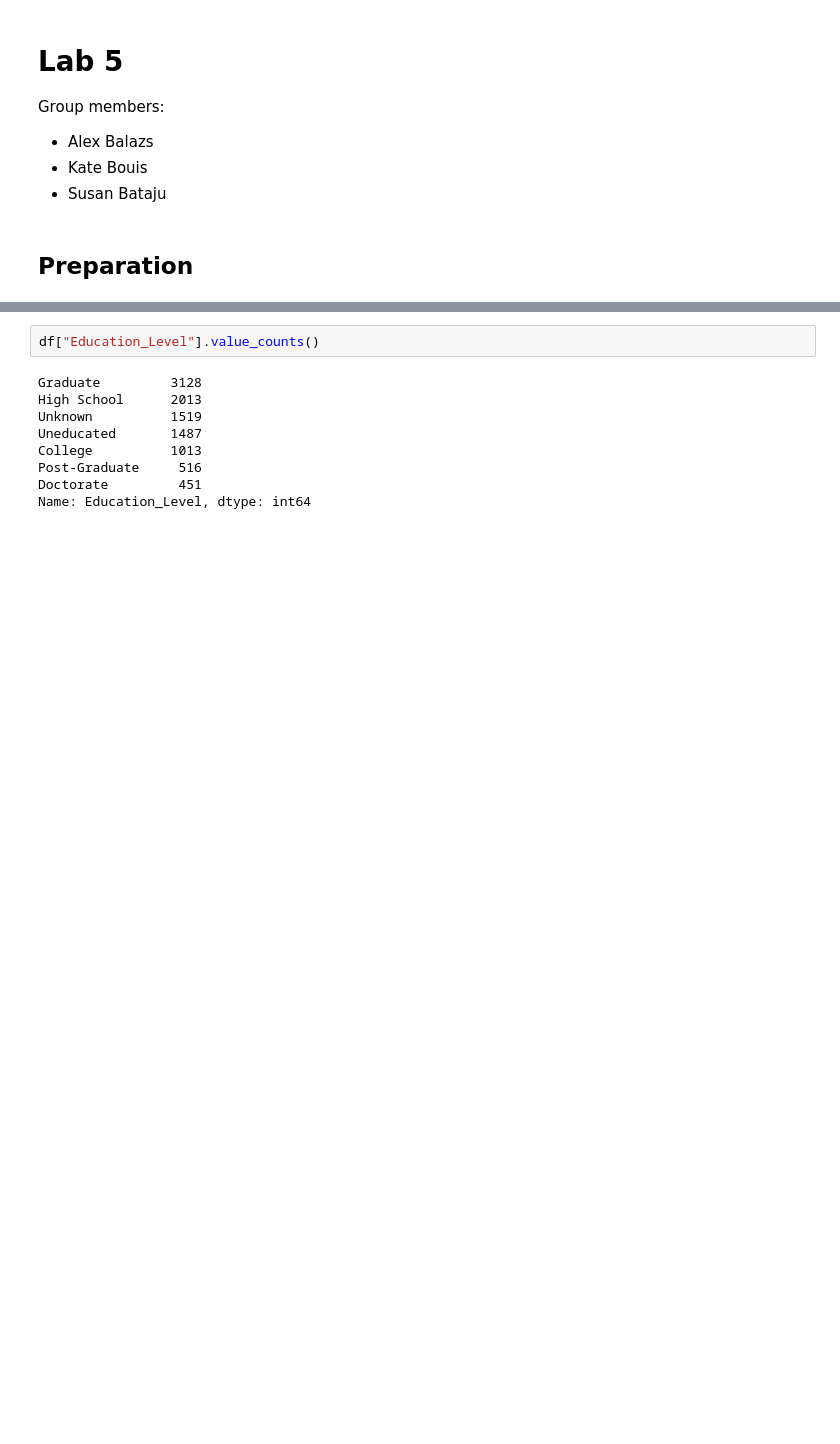
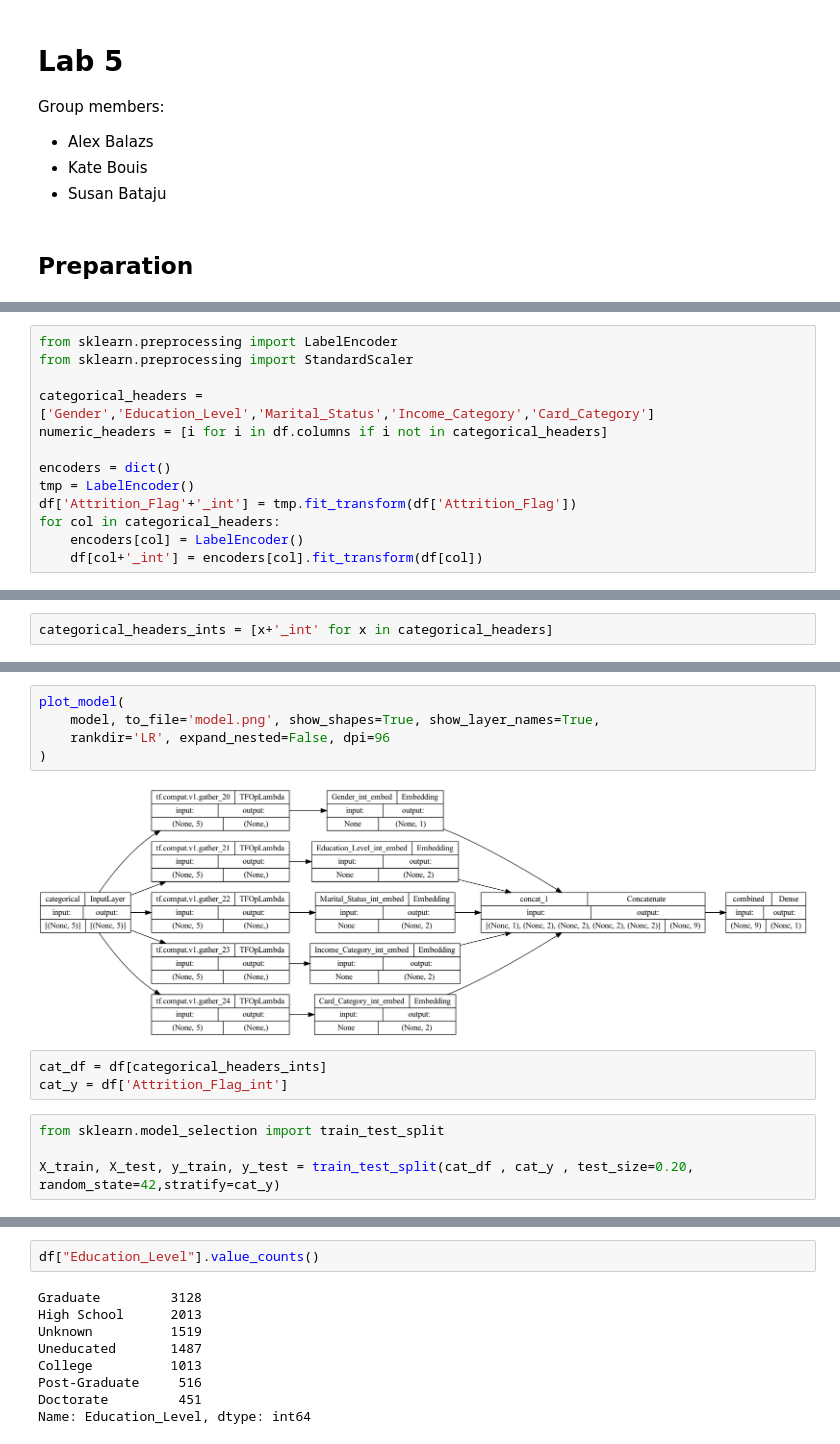
Before and after one commit to bataju44/CCPrediction, a Jupyter notebook: Lab5.ipynb, the cells around one changed output, grey strips where cells are left out. Cells and saved outputs as stored; diff of their text form; blank space fills up the shorter version.

```diff
--- a/Lab5.ipynb
+++ b/Lab5.ipynb
@@ -73,0 +107,13 @@ Duplicate Rows :
+# %%
+from sklearn.preprocessing import LabelEncoder
+from sklearn.preprocessing import StandardScaler
+
+categorical_headers = ['Gender','Education_Level','Marital_Status','Income_Category','Card_Category']
+numeric_headers = [i for i in df.columns if i not in categorical_headers]
+
+encoders = dict()
+tmp = LabelEncoder()
+df['Attrition_Flag'+'_int'] = tmp.fit_transform(df['Attrition_Flag'])
+for col in categorical_headers:
+    encoders[col] = LabelEncoder()
+    df[col+'_int'] = encoders[col].fit_transform(df[col])
@@ -73,0 +136,2 @@ Duplicate Rows :
+# %%
+categorical_headers_ints = [x+'_int' for x in categorical_headers]
@@ -73,0 +202,14 @@ Duplicate Rows :
+# %%
+plot_model(
+    model, to_file='model.png', show_shapes=True, show_layer_names=True,
+    rankdir='LR', expand_nested=False, dpi=96
+)
+# %% [output]
+[figure, added]
+# %%
+cat_df = df[categorical_headers_ints]
+cat_y = df['Attrition_Flag_int']
+# %%
+from sklearn.model_selection import train_test_split
+
+X_train, X_test, y_train, y_test = train_test_split(cat_df , cat_y , test_size=0.20, random_state=42,stratify=cat_y)
```
Also changed, not shown: parts of 13 cells of this notebook, 1 other file.
